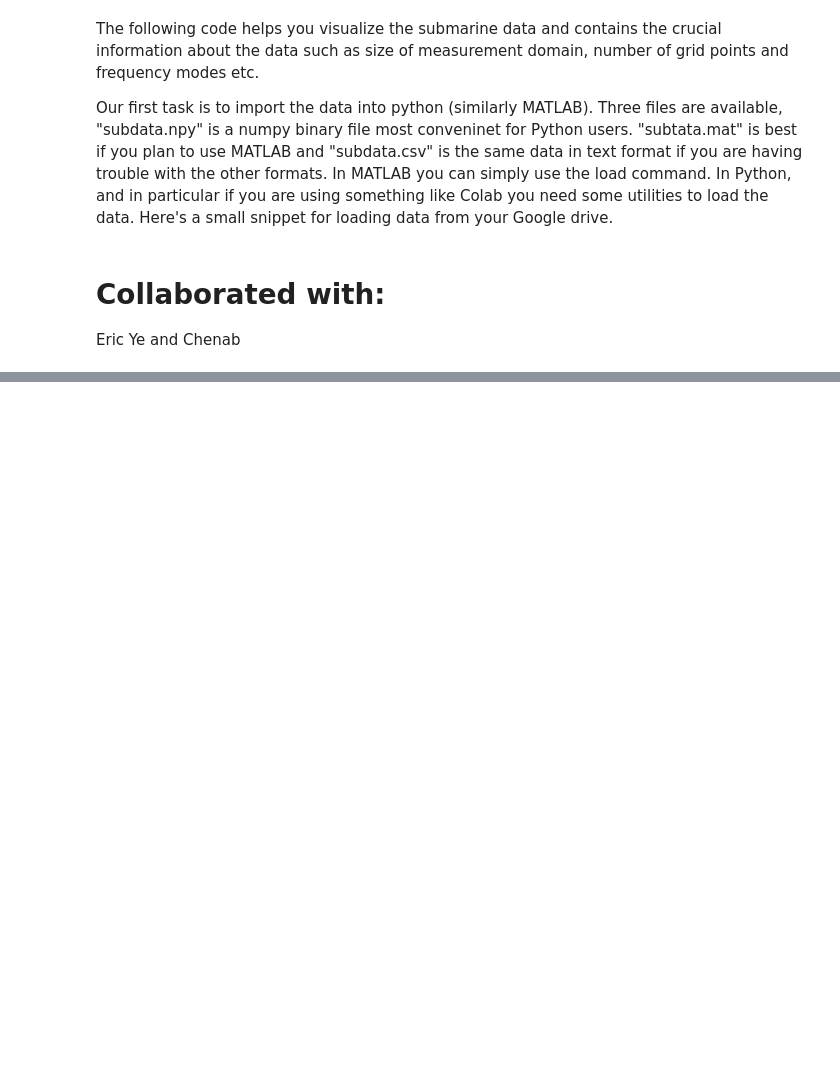
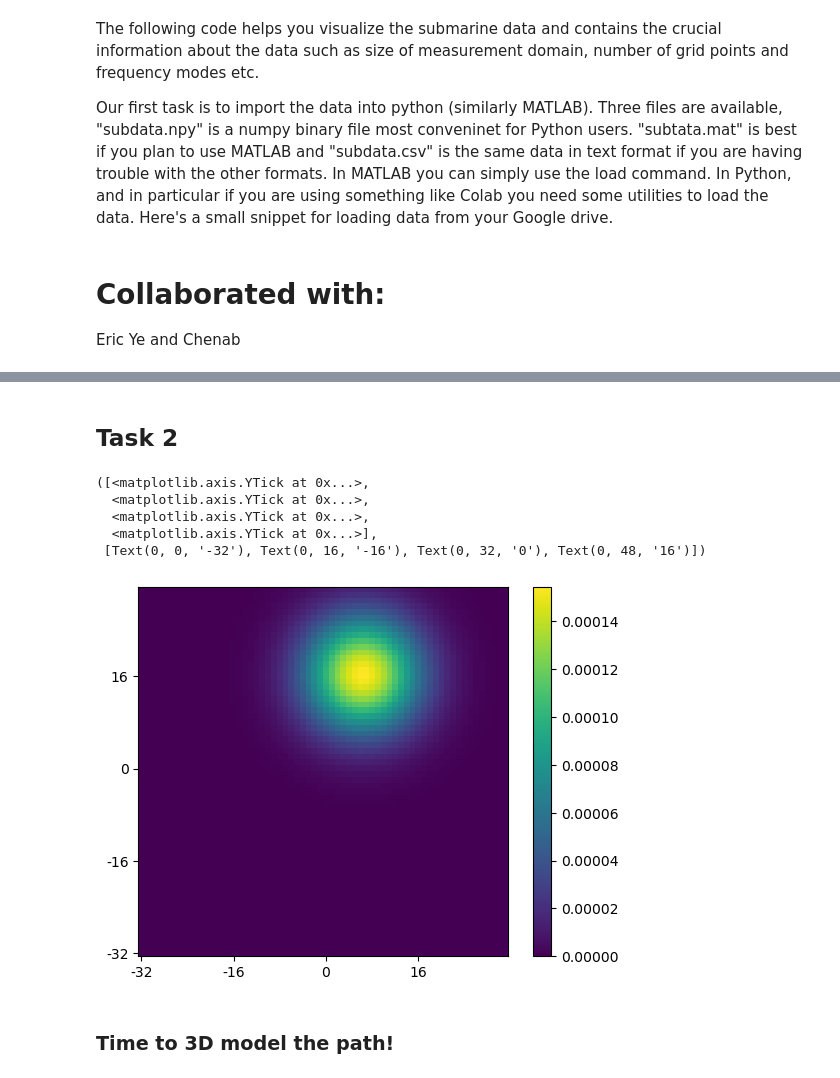
Before and after one commit to Rohan-Pandey1729/AMATH482, a Jupyter notebook: Report 1/HW1.ipynb, the cells around one changed output, grey strips where cells are left out. Saved outputs shown, nothing was run; the diff lists cells and outputs as text; code cells hidden in the pictures; blank space fills up the shorter version.

```diff
--- a/Report 1/HW1.ipynb
+++ b/Report 1/HW1.ipynb
@@ -56,0 +68,27 @@ from IPython.display import clear_output
+# %% [markdown]
+## Task 2
+# %%
+tau = 0.01
+grid = np.linspace(-N/2, N/2, N)
+
+kx_grid, ky_grid, kz_grid = np.meshgrid(grid, grid, grid, indexing='ij')
+
+added_filter = np.exp(
+    -tau * (
+        (kx_grid - dominant[0])**2
+      + (ky_grid - dominant[1])**2
+      + (kz_grid - dominant[2])**2
+    )
+)
+finalfig, ax = plt.subplots()
+plt.imshow(added_filter[:, :, 39].T, origin='lower')
+plt.colorbar()
+plt.xticks(np.arange(0, N, 16), np.arange(-N//2, N//2, 16))
+plt.yticks(np.arange(0, N, 16), np.arange(-N//2, N//2, 16))
+# %% [output]
+([<matplotlib.axis.YTick at 0x...>,
+  <matplotlib.axis.YTick at 0x...>,
+  <matplotlib.axis.YTick at 0x...>,
+  <matplotlib.axis.YTick at 0x...>],
+ [Text(0, 0, '-32'), Text(0, 16, '-16'), Text(0, 32, '0'), Text(0, 48, '16')])
+[figure, added]
@@ -56,0 +125,2 @@ from IPython.display import clear_output
+# %% [markdown]
+### Time to 3D model the path!
```
Also changed, not shown: parts of 10 cells of this notebook, 12 other files.
